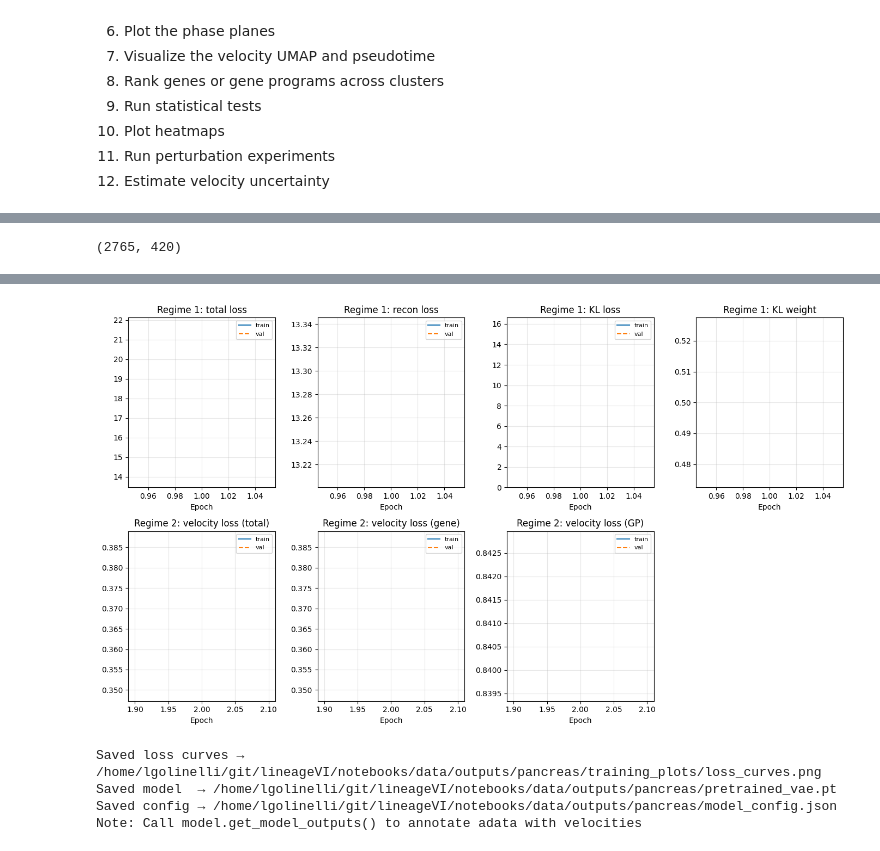
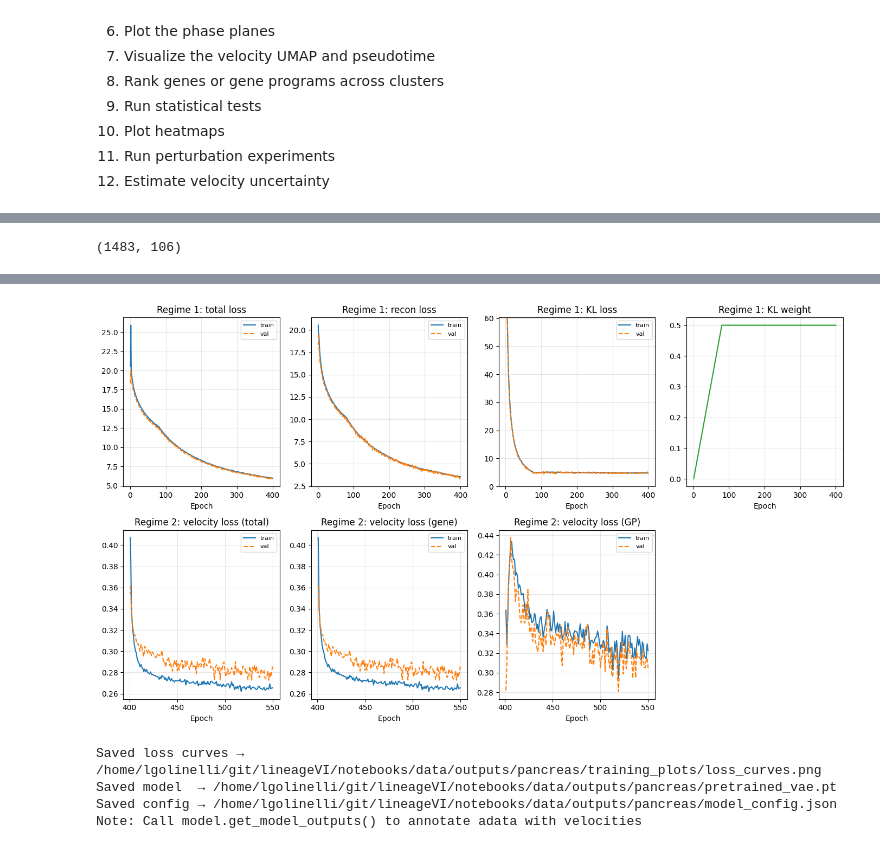
Before and after one commit to leonardogolinelli/lineageVI, a Jupyter notebook: notebooks/Tutorial_Pancreas_Clean_V2.ipynb, the cells around one changed output, grey strips where cells are left out. Cells and saved outputs as stored; diff of their text form; code cells hidden in the pictures.

```diff
--- a/notebooks/Tutorial_Pancreas_Clean_V2.ipynb
+++ b/notebooks/Tutorial_Pancreas_Clean_V2.ipynb
@@ -57,17 +98,17 @@ lineagevi.utils.download_enrichr_libraries(
 # %%
 # Create the binary matrix of gene sets, filtering out any gene program with less than 12 genes for interpretability.
 bio_process_path = '/home/lgolinelli/git/lineageVI/gene_sets/GO_Biological_Process_2025.gmt'
-min_genes=20
+min_genes=12
 lineagevi.utils.add_annotations(
     adata,
     files=[bio_process_path],
     min_genes=min_genes,
-    varm_key='I',
+    varm_key='mask',
     uns_key='terms',
     clean=False,
     genes_use_upper=True)
 
 # Remove genes not present in any retained terms.
-adata._inplace_subset_var(adata.varm['I'].sum(1) > 0)
+adata._inplace_subset_var(adata.varm['mask'].sum(1) > 0)
 # %%
 # Standard scVelo preprocessing
@@ -88,16 +118,16 @@ computing moments based on connectivities
 # %%
 # We remove terms that contain less than 12 genes after filtering out HVGs.
-select_terms = adata.varm['I'].sum(0)>min_genes
+select_terms = adata.varm['mask'].sum(0)>min_genes
 adata.uns['terms'] = np.array(adata.uns['terms'])[select_terms].tolist()
-adata.varm['I'] = adata.varm['I'][:, select_terms]
+adata.varm['mask'] = adata.varm['mask'][:, select_terms]
 
 # Again, we remove genes not present in any retained terms.
-adata._inplace_subset_var(adata.varm['I'].sum(1)>0)
+adata._inplace_subset_var(adata.varm['mask'].sum(1)>0)
 # %%
 # We check the final number of genes and gene programs
-adata.varm['I'].shape
+adata.varm['mask'].shape
 # %% [output]
-(2765, 420)
+(1483, 106)
 # %%
 # We store the matrix of neighbors indices in the AnnData object; required for training.
 lineagevi.utils.get_neighbor_indices(adata, K=20, neighbors_key='neighbors', indices_key='indices')  # Gets 20 neighbors + self = 21 total
@@ -106,14 +136,14 @@ lineagevi.utils.get_neighbor_indices(adata, K=20, neighbors_key='neighbors', ind
 vae = lineagevi.LineageVI(
     adata=adata,
     n_hidden=128,
-    n_layers = 2,
+    n_layers = 1,
     dropout = 0,
     mask_key='I',
     unspliced_key='Mu', # make sure to use smoothed spliced and unspliced expression values: 'Mu' and 'Ms'
     spliced_key='Ms',
     nn_key='indices',
-    cluster_key=None,  # Key in adata.obs
-    cluster_embedding_dim=12,  # Optional, default is 32
+    cluster_key='leiden',  # Key in adata.obs
+    cluster_embedding_dim=32,  # Optional, default is 32
 )
 
 # Model fitting
@@ -121,12 +151,12 @@ history = vae.fit(
     K=10,
     batch_size=256,
     lr_regime1=1e-2,
-    lr_regime2=1e-2,
+    lr_regime2=5e-3,
     train_size=0.9,
     velocity_loss_weight_gene = 1.0,
     velocity_loss_weight_gp = 0,
-    epochs1=1, #initially 400
-    epochs2=1, #initially 100
+    epochs1=400, #initially 400
+    epochs2=150, #initially 100
     seeds=(0, 1, 2),
     output_dir='/home/lgolinelli/git/lineageVI/notebooks/data/outputs/pancreas',   # or None
     verbose=1,
@@ -148,4 +190,4 @@ Generated monitoring plots for regime 2, epoch 1 → /home/lgolinelli/git/lineag
-[figure, old version]
+[figure, new version]
 Saved loss curves → /home/lgolinelli/git/lineageVI/notebooks/data/outputs/pancreas/training_plots/loss_curves.png
 Saved model  → /home/lgolinelli/git/lineageVI/notebooks/data/outputs/pancreas/pretrained_vae.pt
 Saved config → /home/lgolinelli/git/lineageVI/notebooks/data/outputs/pancreas/model_config.json
```
Also changed, not shown: parts of 32 cells of this notebook, 14 other files.
